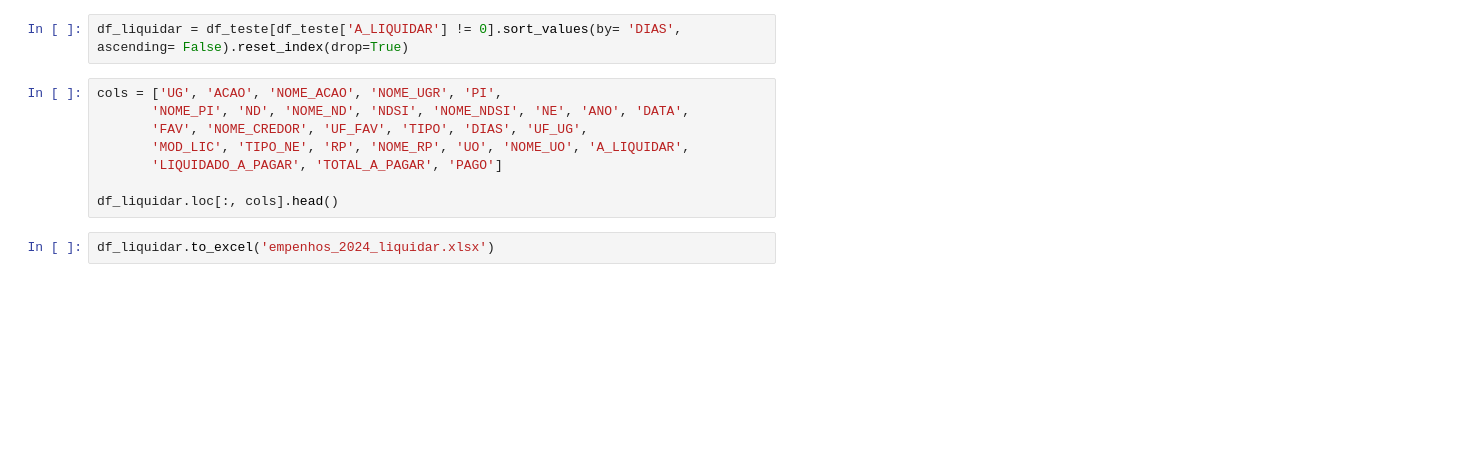
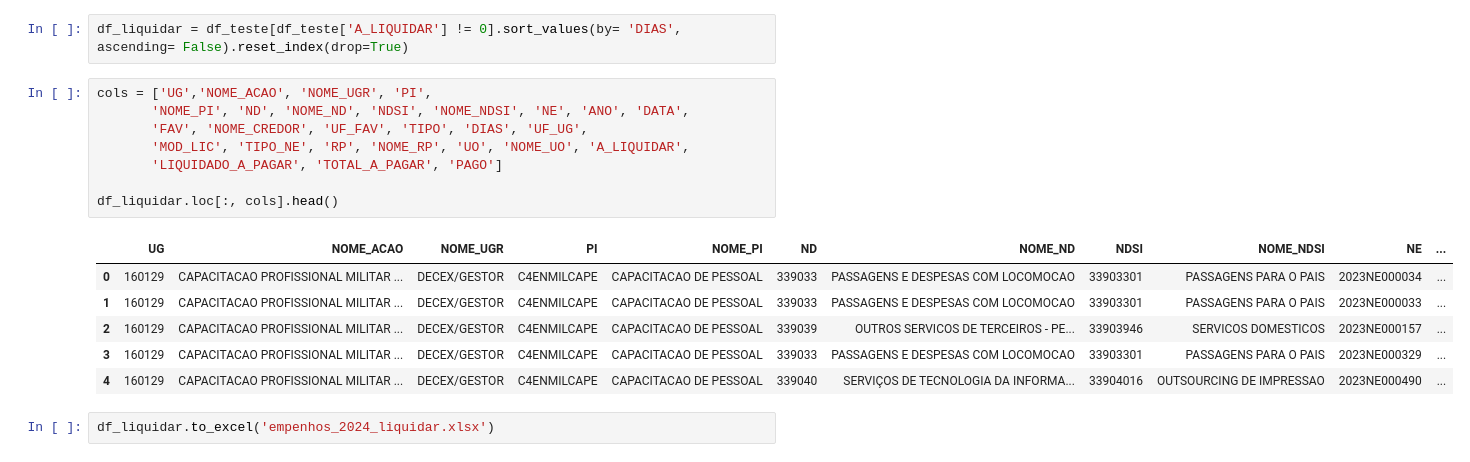
Before and after one commit to DiogoPqdt/Dashboard_ESA, a Jupyter notebook: notebook/sag.ipynb, the cells around one changed output. Drawn from its saved outputs; the diff is of its cells as text; blank space fills up the shorter version.

```diff
--- a/notebook/sag.ipynb
+++ b/notebook/sag.ipynb
@@ -533,13 +484,20 @@ KeyError: "['ACAO'] not in index"
 # %%
 df_liquidar = df_teste[df_teste['A_LIQUIDAR'] != 0].sort_values(by= 'DIAS', ascending= False).reset_index(drop=True)
 # %%
-cols = ['UG', 'ACAO', 'NOME_ACAO', 'NOME_UGR', 'PI',
+cols = ['UG','NOME_ACAO', 'NOME_UGR', 'PI',
        'NOME_PI', 'ND', 'NOME_ND', 'NDSI', 'NOME_NDSI', 'NE', 'ANO', 'DATA',
        'FAV', 'NOME_CREDOR', 'UF_FAV', 'TIPO', 'DIAS', 'UF_UG',
        'MOD_LIC', 'TIPO_NE', 'RP', 'NOME_RP', 'UO', 'NOME_UO', 'A_LIQUIDAR',
        'LIQUIDADO_A_PAGAR', 'TOTAL_A_PAGAR', 'PAGO']
 
 df_liquidar.loc[:, cols].head()
+# %% [output]
+|  | UG | NOME_ACAO | NOME_UGR | PI | NOME_PI | ND | NOME_ND | NDSI | NOME_NDSI | NE | ... |
+| 0 | 160129 | CAPACITACAO PROFISSIONAL MILITAR ... | DECEX/GESTOR | C4ENMILCAPE | CAPACITACAO DE PESSOAL | 339033 | PASSAGENS E DESPESAS COM LOCOMOCAO | 33903301 | PASSAGENS PARA O PAIS | 2023NE000034 | ... |
+| 1 | 160129 | CAPACITACAO PROFISSIONAL MILITAR ... | DECEX/GESTOR | C4ENMILCAPE | CAPACITACAO DE PESSOAL | 339033 | PASSAGENS E DESPESAS COM LOCOMOCAO | 33903301 | PASSAGENS PARA O PAIS | 2023NE000033 | ... |
+| 2 | 160129 | CAPACITACAO PROFISSIONAL MILITAR ... | DECEX/GESTOR | C4ENMILCAPE | CAPACITACAO DE PESSOAL | 339039 | OUTROS SERVICOS DE TERCEIROS - PE... | 33903946 | SERVICOS DOMESTICOS | 2023NE000157 | ... |
+| 3 | 160129 | CAPACITACAO PROFISSIONAL MILITAR ... | DECEX/GESTOR | C4ENMILCAPE | CAPACITACAO DE PESSOAL | 339033 | PASSAGENS E DESPESAS COM LOCOMOCAO | 33903301 | PASSAGENS PARA O PAIS | 2023NE000329 | ... |
+| 4 | 160129 | CAPACITACAO PROFISSIONAL MILITAR ... | DECEX/GESTOR | C4ENMILCAPE | CAPACITACAO DE PESSOAL | 339040 | SERVIÇOS DE TECNOLOGIA DA INFORMA... | 33904016 | OUTSOURCING DE IMPRESSAO | 2023NE000490 | ... |
 # %%
 df_liquidar.to_excel('empenhos_2024_liquidar.xlsx')
 # %%
```
Also changed, not shown: parts of 15 cells of this notebook, 6 other files.
